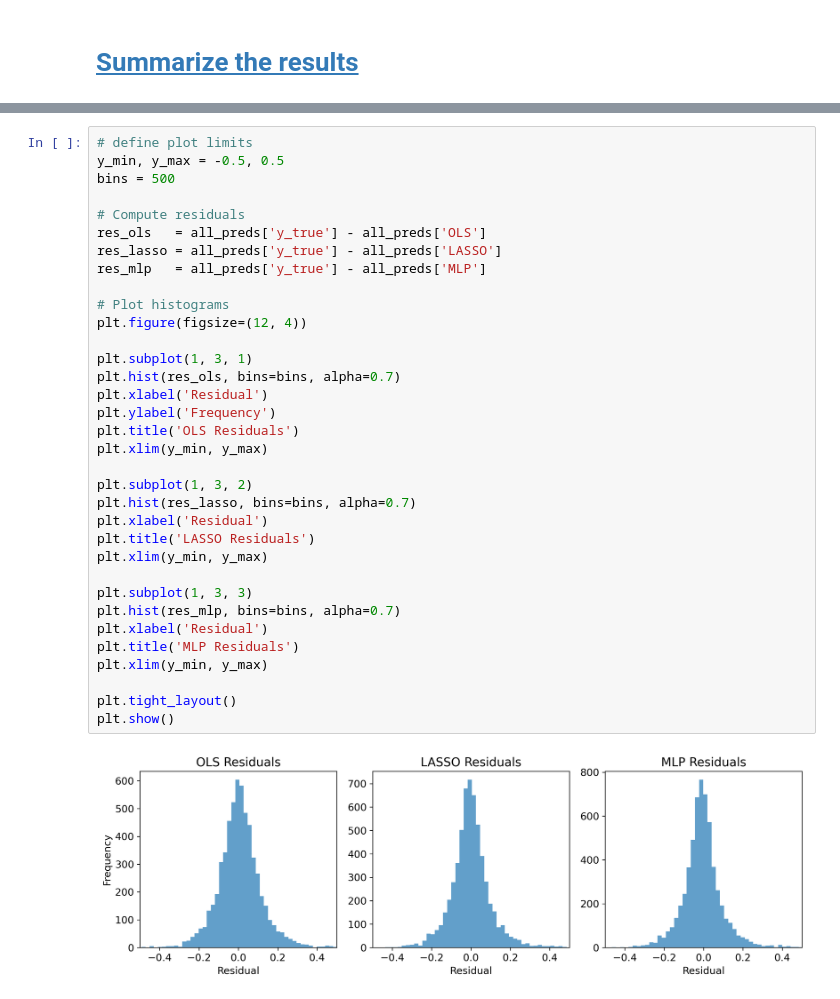
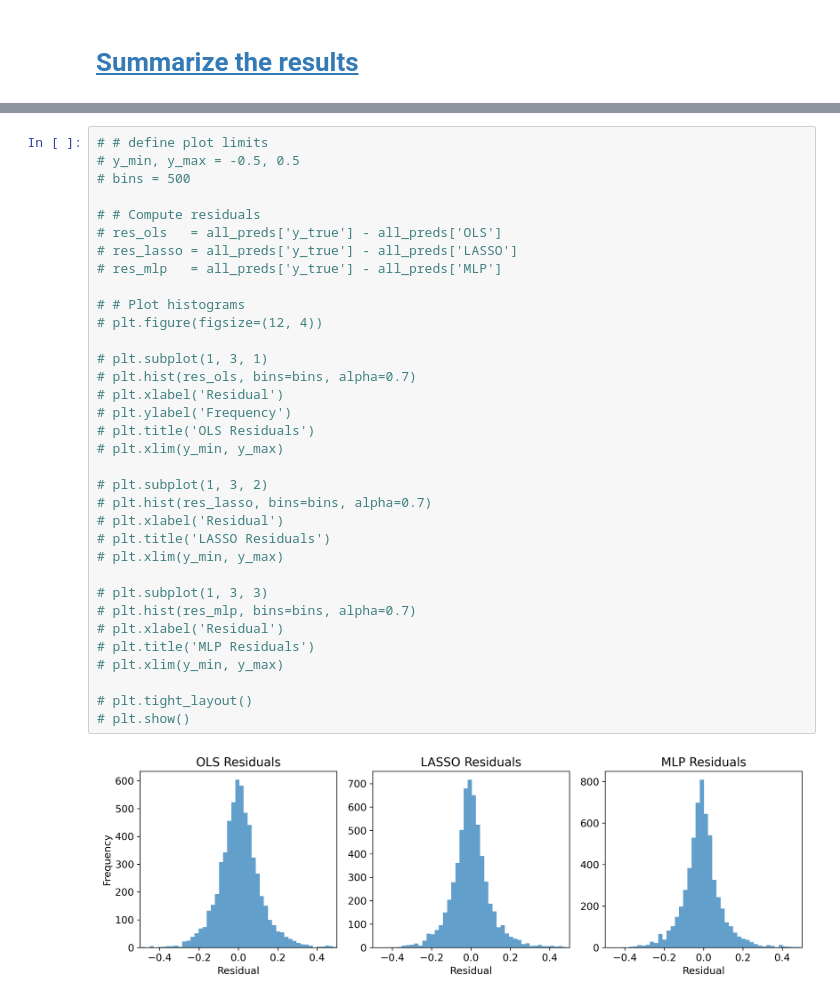
Before and after one commit to johanoelgaard/MastersThesis, a Jupyter notebook: model_eval.ipynb, the cells around one changed output, grey strips where cells are left out. Saved outputs shown, nothing was run; the diff lists cells and outputs as text.

```diff
--- a/model_eval.ipynb
+++ b/model_eval.ipynb
@@ -690,36 +994,36 @@ plt.close()
 # %%
-# define plot limits
-y_min, y_max = -0.5, 0.5
-bins = 500
+# # define plot limits
+# y_min, y_max = -0.5, 0.5
+# bins = 500
 
-# Compute residuals
-res_ols   = all_preds['y_true'] - all_preds['OLS']
-res_lasso = all_preds['y_true'] - all_preds['LASSO']
-res_mlp   = all_preds['y_true'] - all_preds['MLP']
+# # Compute residuals
+# res_ols   = all_preds['y_true'] - all_preds['OLS']
+# res_lasso = all_preds['y_true'] - all_preds['LASSO']
+# res_mlp   = all_preds['y_true'] - all_preds['MLP']
 
-# Plot histograms
-plt.figure(figsize=(12, 4))
+# # Plot histograms
+# plt.figure(figsize=(12, 4))
 
-plt.subplot(1, 3, 1)
-plt.hist(res_ols, bins=bins, alpha=0.7)
-plt.xlabel('Residual')
-plt.ylabel('Frequency')
-plt.title('OLS Residuals')
-plt.xlim(y_min, y_max)
+# plt.subplot(1, 3, 1)
+# plt.hist(res_ols, bins=bins, alpha=0.7)
+# plt.xlabel('Residual')
+# plt.ylabel('Frequency')
+# plt.title('OLS Residuals')
+# plt.xlim(y_min, y_max)
 
-plt.subplot(1, 3, 2)
-plt.hist(res_lasso, bins=bins, alpha=0.7)
-plt.xlabel('Residual')
-plt.title('LASSO Residuals')
-plt.xlim(y_min, y_max)
+# plt.subplot(1, 3, 2)
+# plt.hist(res_lasso, bins=bins, alpha=0.7)
+# plt.xlabel('Residual')
+# plt.title('LASSO Residuals')
+# plt.xlim(y_min, y_max)
 
-plt.subplot(1, 3, 3)
-plt.hist(res_mlp, bins=bins, alpha=0.7)
-plt.xlabel('Residual')
-plt.title('MLP Residuals')
-plt.xlim(y_min, y_max)
+# plt.subplot(1, 3, 3)
+# plt.hist(res_mlp, bins=bins, alpha=0.7)
+# plt.xlabel('Residual')
+# plt.title('MLP Residuals')
+# plt.xlim(y_min, y_max)
 
-plt.tight_layout()
-plt.show()
+# plt.tight_layout()
+# plt.show()
 # %% [output]
-[figure, old version]
+[figure, new version]
```
Also changed, not shown: parts of 24 cells of this notebook, 7 other files.
